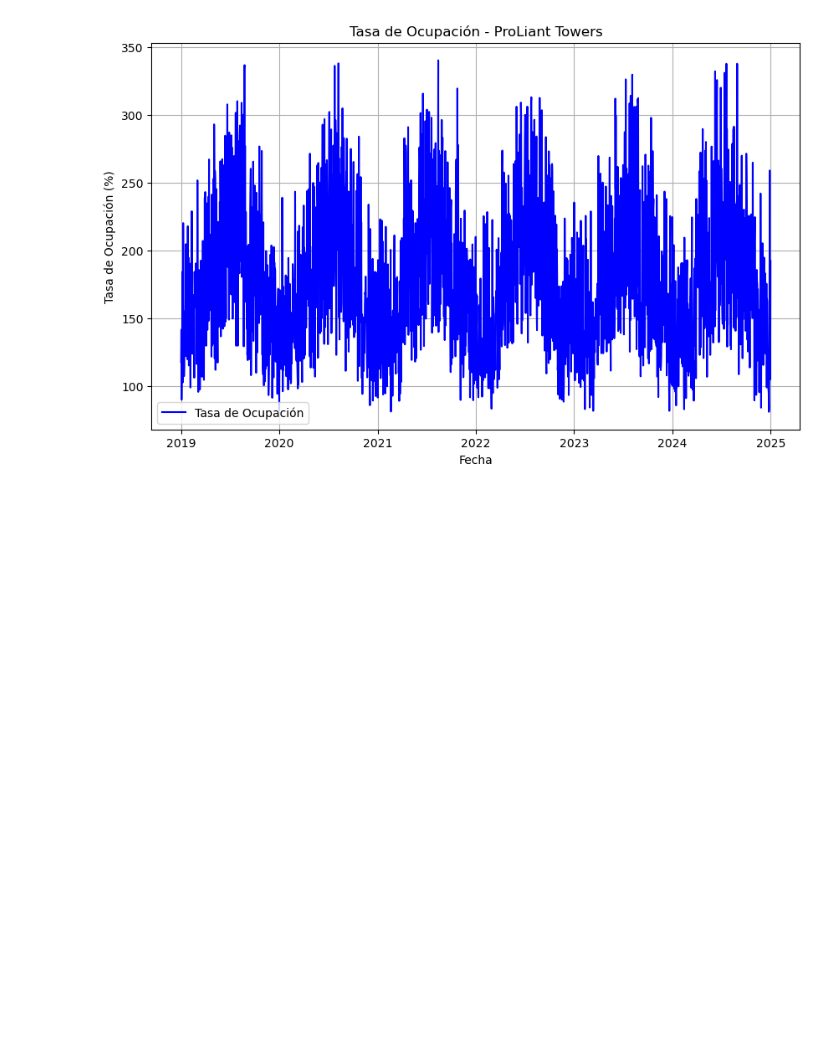
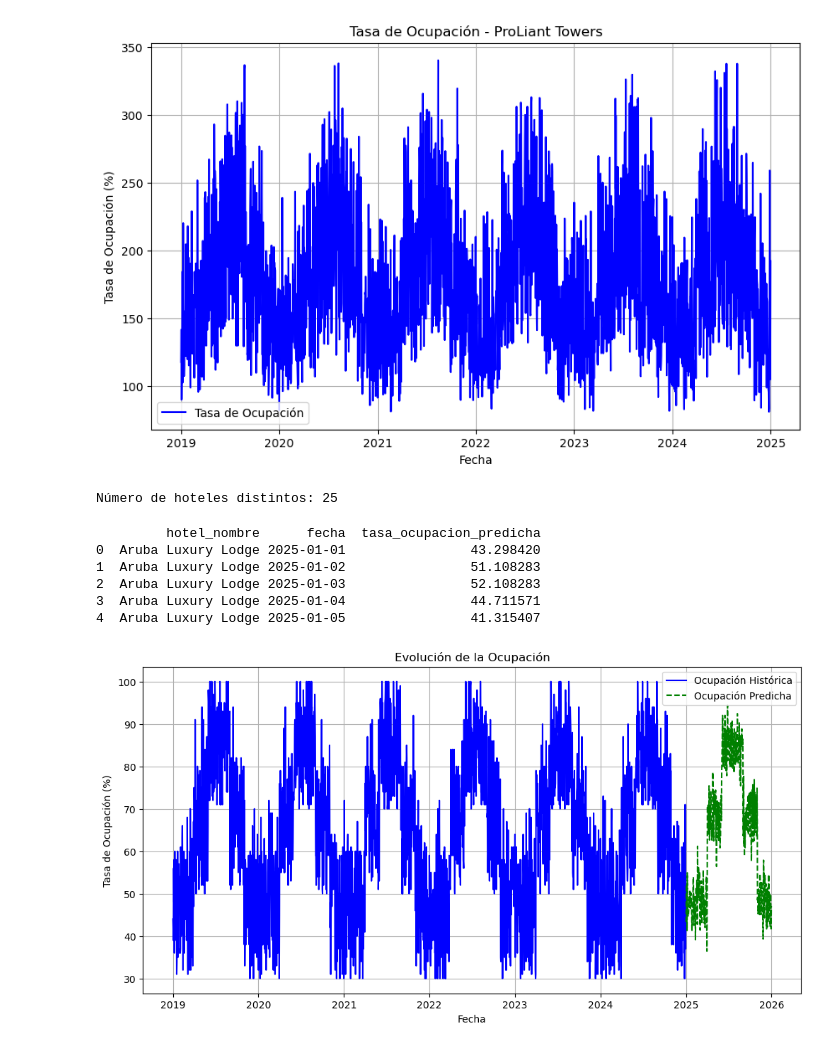
Before and after one commit to pparramen/HPE-Fase2-LoyolaIA1, a Jupyter notebook: notebooks/Notebook.ipynb, the cells around one changed output. Saved outputs shown, nothing was run; the diff lists cells and outputs as text; code cells hidden in the pictures; blank space fills up the shorter version.

Commit message:
Nueva visualización con series temporales y datos pasados

```diff
--- a/notebooks/Notebook.ipynb
+++ b/notebooks/Notebook.ipynb
@@ -7,3 +7,3 @@ transporte = pd.read_csv('uso_transporte.csv')
 # %%
-ocupacion = pd.read_csv('ocupacion_hotelera.csv')
+ocupacion = pd.read_csv('../datos/ocupacion_hotelera.csv')
 # %%
@@ -63,0 +56,76 @@ ocupacion['semana'] = ocupacion['fecha'].dt.isocalendar().week  # Semana del añ
+# %%
+num_hoteles_distintos = ocupacion['hotel_nombre'].nunique()
+print(f"Número de hoteles distintos: {num_hoteles_distintos}")
+# %% [output]
+Número de hoteles distintos: 25
+# %%
+from statsmodels.tsa.seasonal import seasonal_decompose
+import numpy as np
+
+# Asegurarse de que la columna 'fecha' esté en formato datetime
+ocupacion['fecha'] = pd.to_datetime(ocupacion['fecha'])
+# Crear las nuevas columnas
+ocupacion['dia_semana'] = ocupacion['fecha'].dt.weekday  # Día de la semana (0=Lunes, 6=Domingo)
+ocupacion['mes'] = ocupacion['fecha'].dt.month  # Mes
+ocupacion['semana'] = ocupacion['fecha'].dt.isocalendar().week  # Semana del año
+
+# Crear un DataFrame para almacenar las predicciones
+predicciones = pd.DataFrame()
+
+# Iterar sobre cada hotel
+#for hotel in ocupacion['hotel_nombre'].unique():
+hotel = 'Aruba Luxury Lodge'
+if True:
+    # Filtrar los datos del hotel
+    hotel_data = ocupacion[ocupacion['hotel_nombre'] == hotel]
+
+    # Agrupar por fecha y calcular la ocupación promedio diaria
+    hotel_data = hotel_data.groupby('fecha')['tasa_ocupacion'].mean()
+
+    # Crear un índice de fecha completo para manejar fechas faltantes
+    hotel_data = hotel_data.asfreq('D').fillna(method='ffill')
+
+    # Descomponer la serie temporal para capturar el patrón estacional
+    decomposition = seasonal_decompose(hotel_data, model='additive', period=365)
+    estacionalidad = decomposition.seasonal
+
+    # Predecir la ocupación para el año 2026
+    fechas_prediccion = pd.date_range(start='2025-01-01', end='2025-12-31', freq='D')
+    prediccion = estacionalidad[:len(fechas_prediccion)].values + hotel_data.mean()
+
+    # Almacenar las predicciones
+    predicciones = pd.concat([predicciones, pd.DataFrame({
+        'hotel_nombre': hotel,
+        'fecha': fechas_prediccion,
+        'tasa_ocupacion_predicha': prediccion
+    })])
+
+# Mostrar las primeras filas de las predicciones
+print(predicciones.head())
+# %% [output]
+         hotel_nombre      fecha  tasa_ocupacion_predicha
+0  Aruba Luxury Lodge 2025-01-01                43.298420
+1  Aruba Luxury Lodge 2025-01-02                51.108283
+2  Aruba Luxury Lodge 2025-01-03                52.108283
+3  Aruba Luxury Lodge 2025-01-04                44.711571
+4  Aruba Luxury Lodge 2025-01-05                41.315407
+# %%
+# Concatenar los datos históricos de ocupación con las predicciones
+ocupacion_historica = prolliant_data[['fecha', 'tasa_ocupacion']].rename(columns={'tasa_ocupacion': 'tasa_ocupacion_historica'})
+ocupacion_predicha = predicciones[['fecha', 'tasa_ocupacion_predicha']]
+
+# Unir ambos DataFrames
+ocupacion_completa = pd.concat([ocupacion_historica.set_index('fecha'), ocupacion_predicha.set_index('fecha')]).reset_index()
+
+# Graficar la evolución de la ocupación
+plt.figure(figsize=(12, 6))
+plt.plot(ocupacion_completa['fecha'], ocupacion_completa['tasa_ocupacion_historica'], label='Ocupación Histórica', color='blue')
+plt.plot(ocupacion_completa['fecha'], ocupacion_completa['tasa_ocupacion_predicha'], label='Ocupación Predicha', color='green', linestyle='--')
+plt.title('Evolución de la Ocupación')
+plt.xlabel('Fecha')
+plt.ylabel('Tasa de Ocupación (%)')
+plt.legend()
+plt.grid()
+plt.show()
+# %% [output]
+[figure, added]
```
Also changed, not shown: parts of 5 cells of this notebook, 1 other file.
